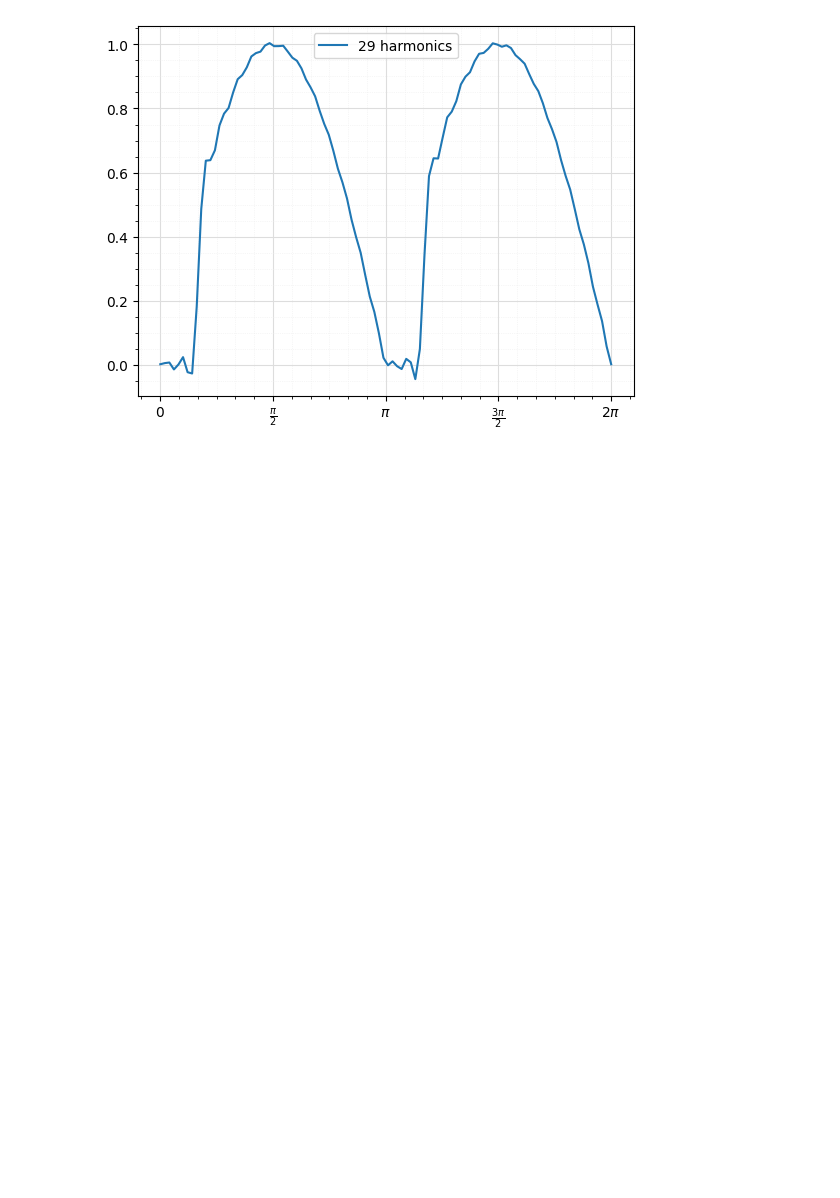
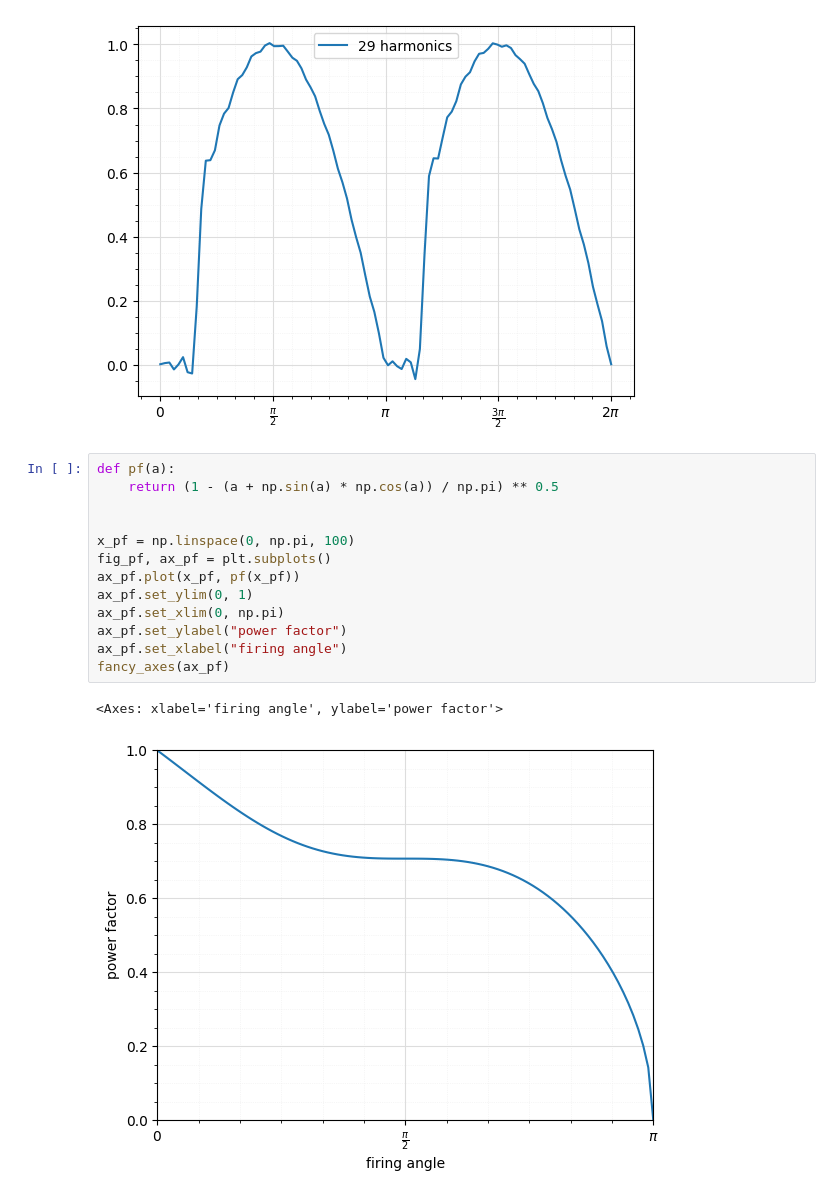
Before and after one commit to davvidbaker/aes-hw-s24, a Jupyter notebook: power-quality/hw-1.ipynb, the cells around one changed output. Drawn from its saved outputs; the diff is of its cells as text; blank space fills up the shorter version.

```diff
--- a/power-quality/hw-1.ipynb
+++ b/power-quality/hw-1.ipynb
@@ -325,3 +289,19 @@ ax_rect.legend()
 # %% [output]
 <matplotlib.legend.Legend at 0x...>
 [figure]
+# %%
+def pf(a):
+    return (1 - (a + np.sin(a) * np.cos(a)) / np.pi) ** 0.5
+
+
+x_pf = np.linspace(0, np.pi, 100)
+fig_pf, ax_pf = plt.subplots()
+ax_pf.plot(x_pf, pf(x_pf))
+ax_pf.set_ylim(0, 1)
+ax_pf.set_xlim(0, np.pi)
+ax_pf.set_ylabel("power factor")
+ax_pf.set_xlabel("firing angle")
+fancy_axes(ax_pf)
+# %% [output]
+<Axes: xlabel='firing angle', ylabel='power factor'>
+[figure, added]
```
Also changed, not shown: parts of 2 cells of this notebook.
